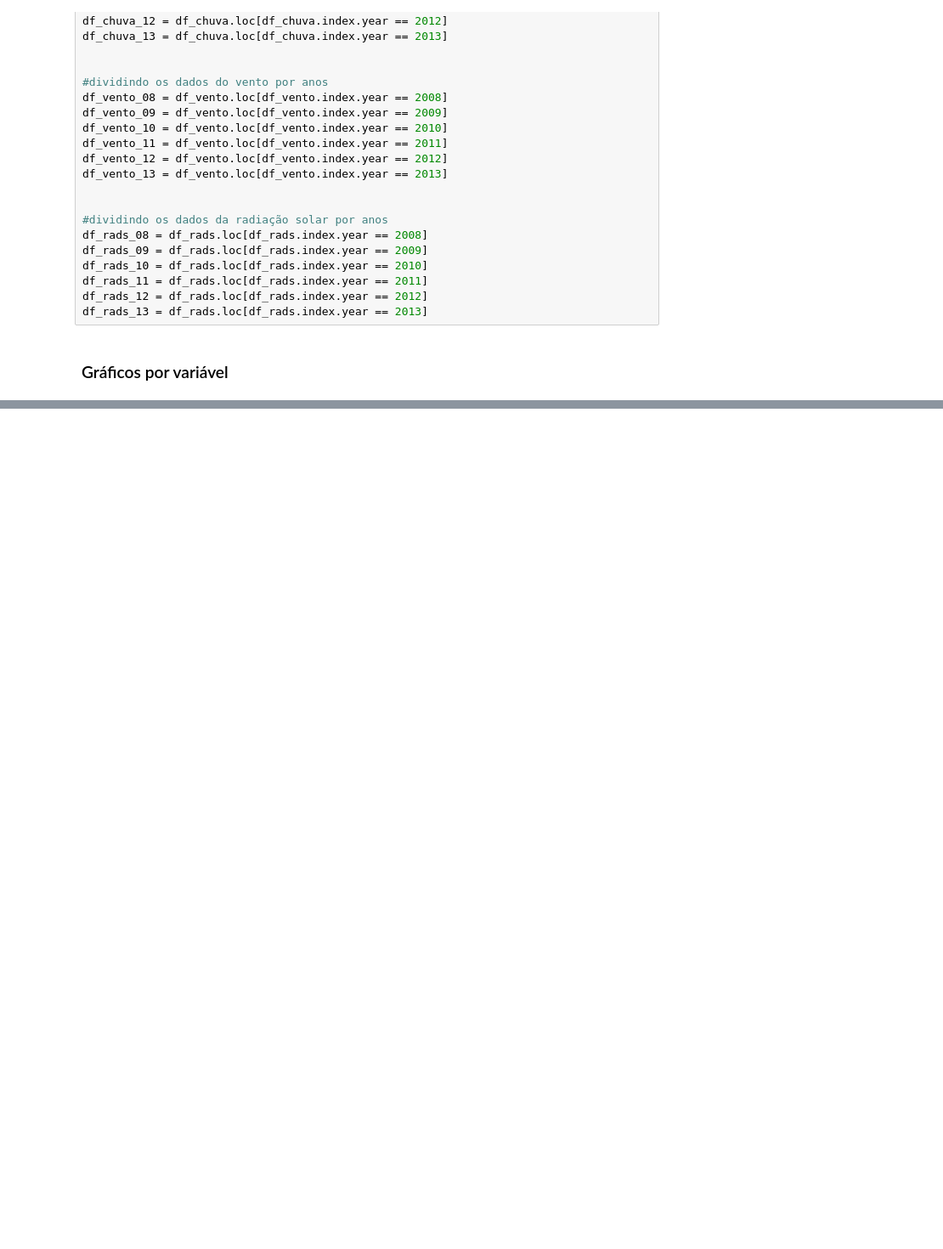
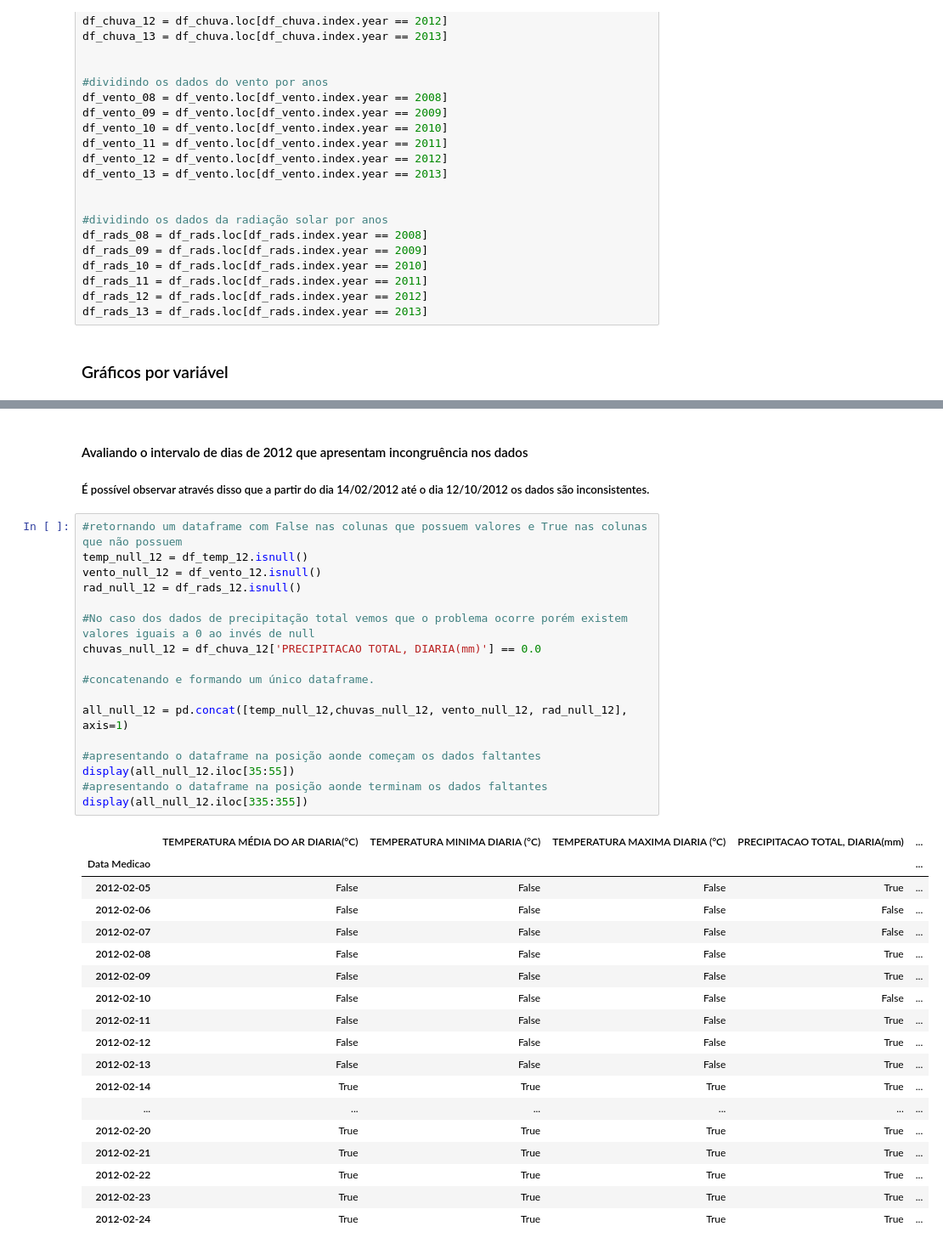
Before and after one commit to V-kr0pt/previsao-de-demanda, a Jupyter notebook: Jupyter/Dados_Meteorologicos_Diarios.ipynb, the cells around one changed output, grey strips where cells are left out. Shown at 85% size. Saved outputs shown, nothing was run; the diff lists cells and outputs as text; blank space fills up the shorter version.

```diff
--- a/Jupyter/Dados_Meteorologicos_Diarios.ipynb
+++ b/Jupyter/Dados_Meteorologicos_Diarios.ipynb
@@ -492,0 +542,40 @@ for i in range(3):
+# %% [markdown]
+#### Avaliando o intervalo de dias de 2012 que apresentam incongruência nos dados
+
+##### É possível observar através disso que a partir do dia 14/02/2012 até o dia 12/10/2012 os dados são inconsistentes.
+# %%
+#retornando um dataframe com False nas colunas que possuem valores e True nas colunas que não possuem
+temp_null_12 = df_temp_12.isnull()
+vento_null_12 = df_vento_12.isnull()
+rad_null_12 = df_rads_12.isnull()
+
+#No caso dos dados de precipitação total vemos que o problema ocorre porém existem valores iguais a 0 ao invés de null
+chuvas_null_12 = df_chuva_12['PRECIPITACAO TOTAL, DIARIA(mm)'] == 0.0
+
+#concatenando e formando um único dataframe.
+
+all_null_12 = pd.concat([temp_null_12,chuvas_null_12, vento_null_12, rad_null_12], axis=1)
+
+#apresentando o dataframe na posição aonde começam os dados faltantes
+display(all_null_12.iloc[35:55])
+#apresentando o dataframe na posição aonde terminam os dados faltantes
+display(all_null_12.iloc[335:355])
+# %% [output]
+|  | TEMPERATURA MÉDIA DO AR DIARIA(°C) | TEMPERATURA MINIMA DIARIA (°C) | TEMPERATURA MAXIMA DIARIA (°C) | PRECIPITACAO TOTAL, DIARIA(mm) | ... |
+| Data Medicao |  |  |  |  | ... |
+| 2012-02-05 | False | False | False | True | ... |
+| 2012-02-06 | False | False | False | False | ... |
+| 2012-02-07 | False | False | False | False | ... |
+| 2012-02-08 | False | False | False | True | ... |
+| 2012-02-09 | False | False | False | True | ... |
+| 2012-02-10 | False | False | False | False | ... |
+| 2012-02-11 | False | False | False | True | ... |
+| 2012-02-12 | False | False | False | True | ... |
+| 2012-02-13 | False | False | False | True | ... |
+| 2012-02-14 | True | True | True | True | ... |
+| ... | ... | ... | ... | ... | ... |
+| 2012-02-20 | True | True | True | True | ... |
+| 2012-02-21 | True | True | True | True | ... |
+| 2012-02-22 | True | True | True | True | ... |
+| 2012-02-23 | True | True | True | True | ... |
+| 2012-02-24 | True | True | True | True | ... |
```
Also changed, not shown: parts of 13 cells of this notebook, 1 other file.
